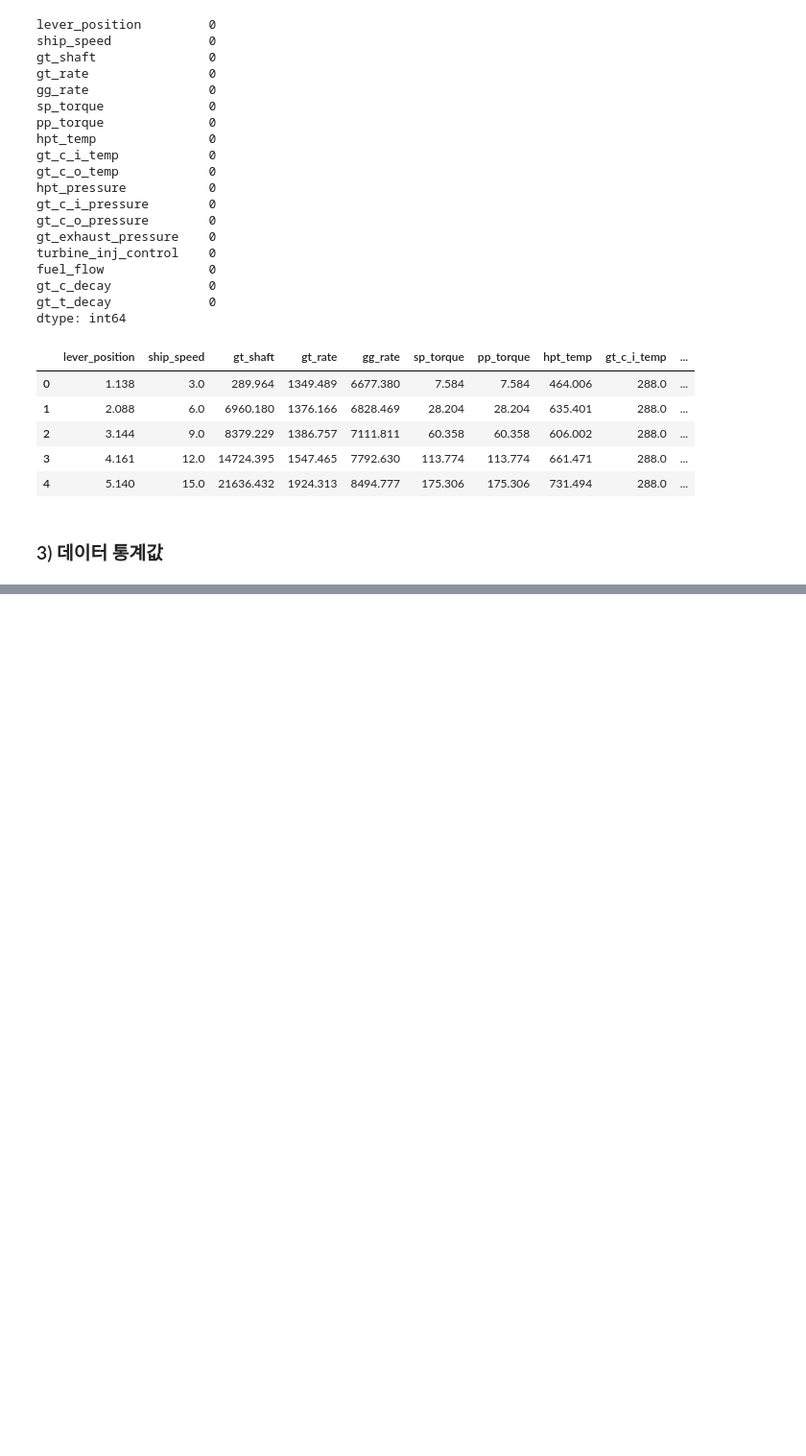
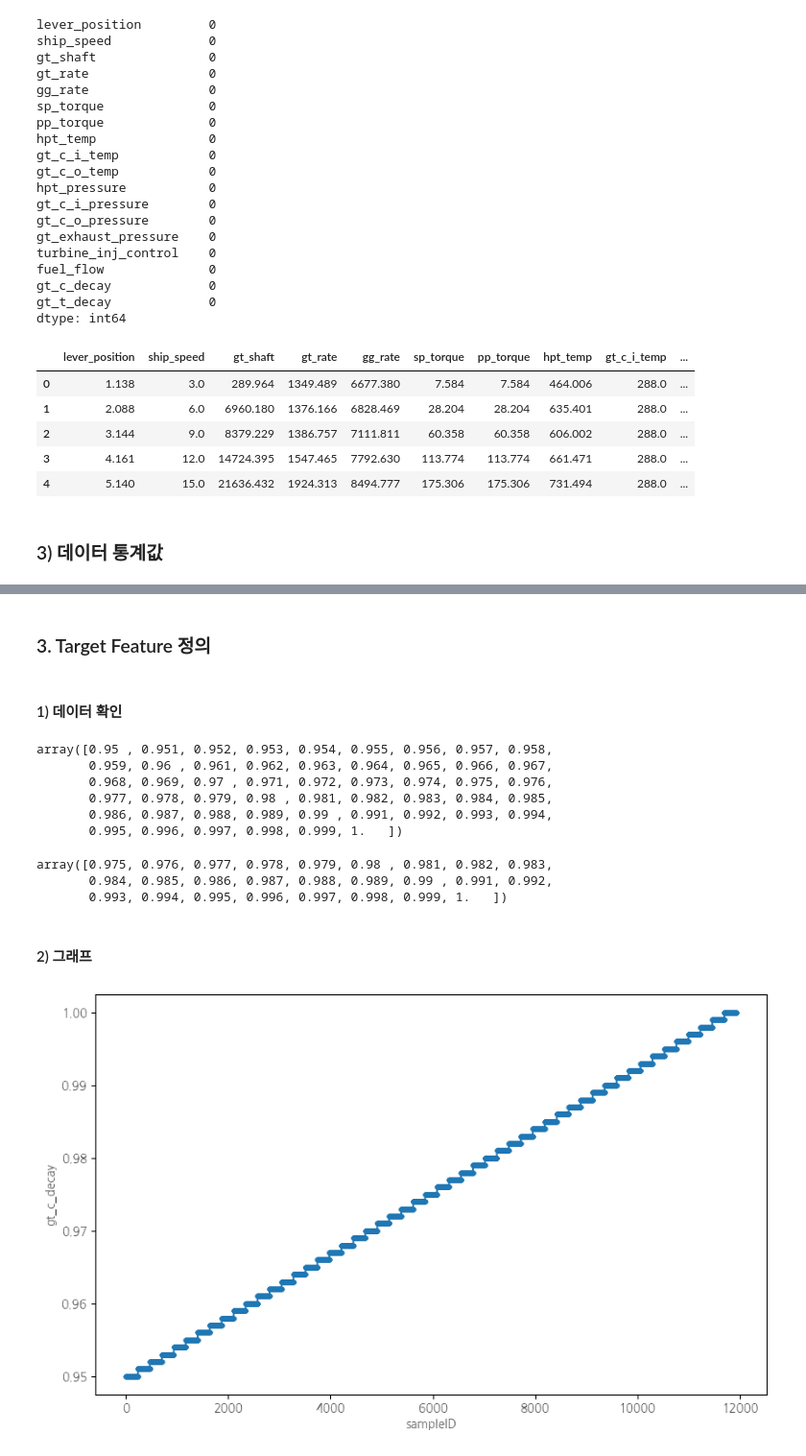
Before and after one commit to yunyun3599/MLStudy, a Jupyter notebook: Data_Anaylsis_And_Machine_Learning/10_maintenance_of_naval_propulsion_plants/maintenance_of_naval_propulsion_plants.ipynb, the cells around one changed output, grey strips where cells are left out. Shown at 96% size. Cells and saved outputs as stored; diff of their text form; code cells hidden in the pictures; blank space fills up the shorter version.

Commit message:
가스 터빈 추진 플랜트 제조 공정의 부식 예측 - Feature 탐색 및 Target Feature 정의

```diff
--- a/Data_Anaylsis_And_Machine_Learning/10_maintenance_of_naval_propulsion_plants/maintenance_of_naval_propulsion_plants.ipynb
+++ b/Data_Anaylsis_And_Machine_Learning/10_maintenance_of_naval_propulsion_plants/maintenance_of_naval_propulsion_plants.ipynb
@@ -161,0 +235,31 @@ naval_df.describe()
+# %%
+naval_df = naval_df.drop(['gt_c_i_pressure', 'gt_c_i_temp'], axis=1)
+# %% [markdown]
+### 3. Target Feature 정의
+# %% [markdown]
+#### 1) 데이터 확인
+# %%
+naval_df.gt_c_decay.unique()
+# %% [output]
+array([0.95 , 0.951, 0.952, 0.953, 0.954, 0.955, 0.956, 0.957, 0.958,
+       0.959, 0.96 , 0.961, 0.962, 0.963, 0.964, 0.965, 0.966, 0.967,
+       0.968, 0.969, 0.97 , 0.971, 0.972, 0.973, 0.974, 0.975, 0.976,
+       0.977, 0.978, 0.979, 0.98 , 0.981, 0.982, 0.983, 0.984, 0.985,
+       0.986, 0.987, 0.988, 0.989, 0.99 , 0.991, 0.992, 0.993, 0.994,
+       0.995, 0.996, 0.997, 0.998, 0.999, 1.   ])
+# %%
+naval_df.gt_t_decay.unique()
+# %% [output]
+array([0.975, 0.976, 0.977, 0.978, 0.979, 0.98 , 0.981, 0.982, 0.983,
+       0.984, 0.985, 0.986, 0.987, 0.988, 0.989, 0.99 , 0.991, 0.992,
+       0.993, 0.994, 0.995, 0.996, 0.997, 0.998, 0.999, 1.   ])
+# %% [markdown]
+#### 2) 그래프
+# %%
+plt.figure(figsize=(10, 6))
+plt.plot(naval_df.index, naval_df.gt_c_decay, '.-')
+plt.xlabel("sampleID")
+plt.ylabel("gt_c_decay")
+plt.show()
+# %% [output]
+[figure, added]
```
Also changed, not shown: parts of 10 cells of this notebook.
